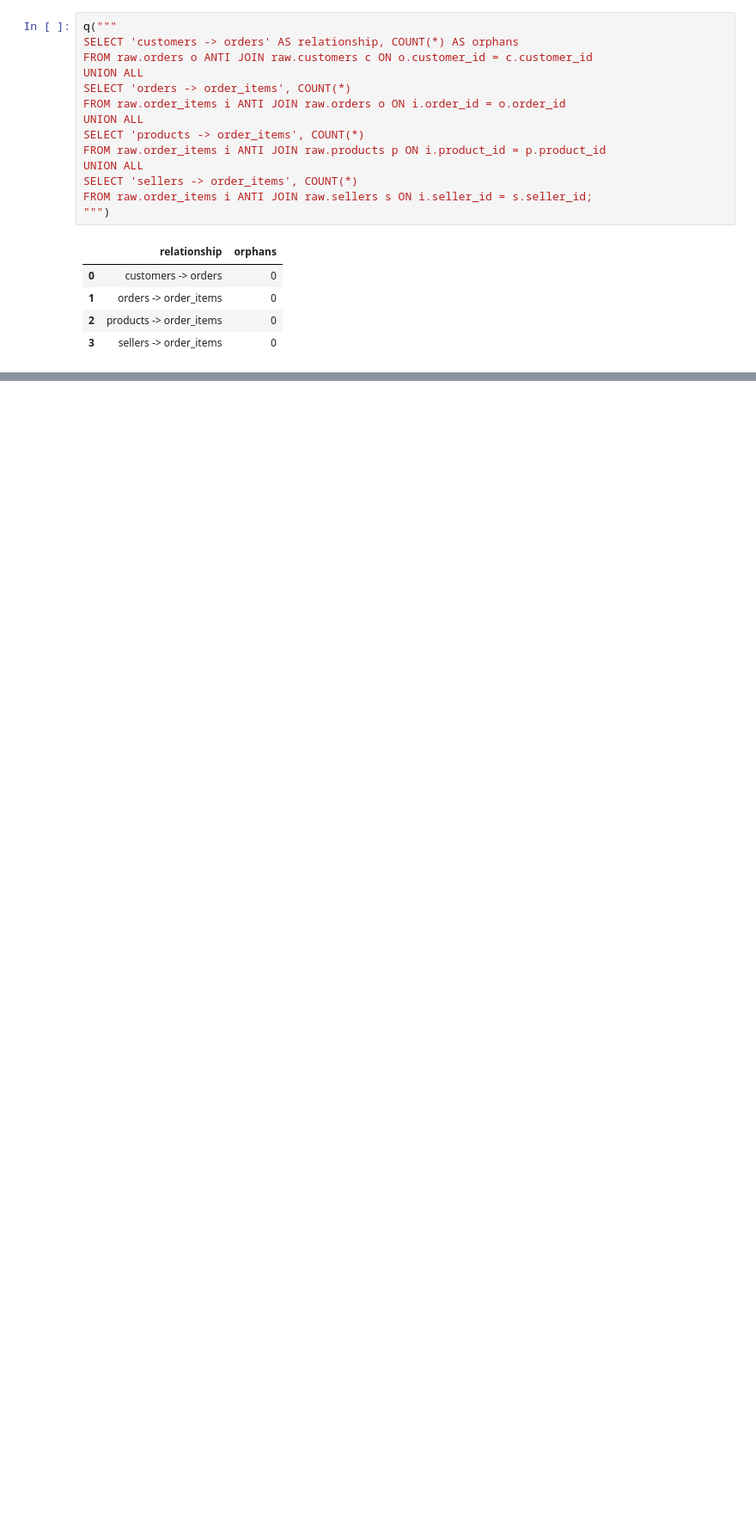
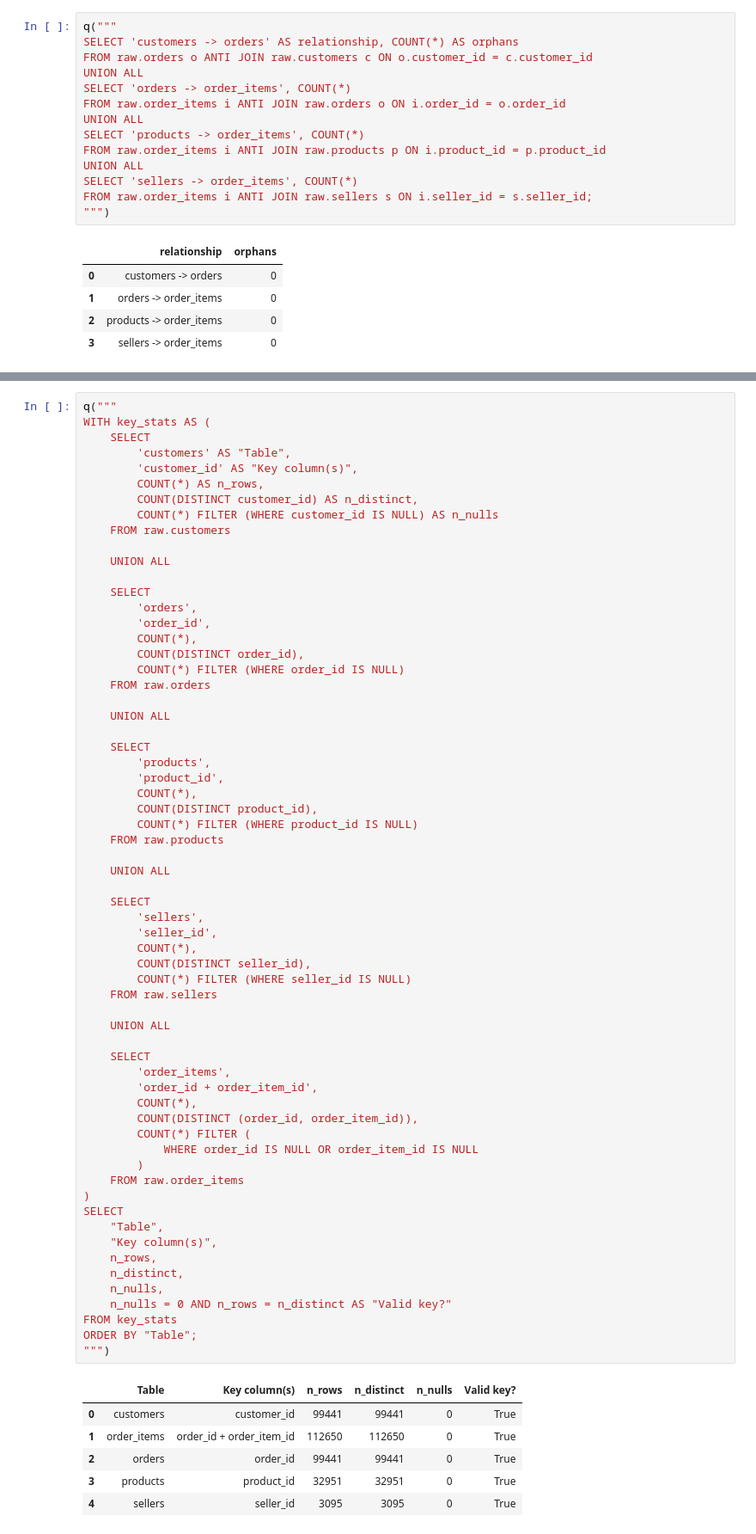
Before and after one commit to dagim-a/kddm_lab, a Jupyter notebook: Untitled.ipynb, the cells around one changed output, grey strips where cells are left out. Shown at 86% size. Saved outputs shown, nothing was run; the diff lists cells and outputs as text; blank space fills up the shorter version.

```diff
--- a/Untitled.ipynb
+++ b/Untitled.ipynb
@@ -227,0 +404,70 @@ FROM raw.order_items i ANTI JOIN raw.sellers s ON i.seller_id = s.seller_id;
+# %%
+q("""
+WITH key_stats AS (
+    SELECT
+        'customers' AS "Table",
+        'customer_id' AS "Key column(s)",
+        COUNT(*) AS n_rows,
+        COUNT(DISTINCT customer_id) AS n_distinct,
+        COUNT(*) FILTER (WHERE customer_id IS NULL) AS n_nulls
+    FROM raw.customers
+
+    UNION ALL
+
+    SELECT
+        'orders',
+        'order_id',
+        COUNT(*),
+        COUNT(DISTINCT order_id),
+        COUNT(*) FILTER (WHERE order_id IS NULL)
+    FROM raw.orders
+
+    UNION ALL
+
+    SELECT
+        'products',
+        'product_id',
+        COUNT(*),
+        COUNT(DISTINCT product_id),
+        COUNT(*) FILTER (WHERE product_id IS NULL)
+    FROM raw.products
+
+    UNION ALL
+
+    SELECT
+        'sellers',
+        'seller_id',
+        COUNT(*),
+        COUNT(DISTINCT seller_id),
+        COUNT(*) FILTER (WHERE seller_id IS NULL)
+    FROM raw.sellers
+
+    UNION ALL
+
+    SELECT
+        'order_items',
+        'order_id + order_item_id',
+        COUNT(*),
+        COUNT(DISTINCT (order_id, order_item_id)),
+        COUNT(*) FILTER (
+            WHERE order_id IS NULL OR order_item_id IS NULL
+        )
+    FROM raw.order_items
+)
+SELECT
+    "Table",
+    "Key column(s)",
+    n_rows,
+    n_distinct,
+    n_nulls,
+    n_nulls = 0 AND n_rows = n_distinct AS "Valid key?"
+FROM key_stats
+ORDER BY "Table";
+""")
+# %% [output]
+|  | Table | Key column(s) | n_rows | n_distinct | n_nulls | Valid key? |
+| 0 | customers | customer_id | 99441 | 99441 | 0 | True |
+| 1 | order_items | order_id + order_item_id | 112650 | 112650 | 0 | True |
+| 2 | orders | order_id | 99441 | 99441 | 0 | True |
+| 3 | products | product_id | 32951 | 32951 | 0 | True |
+| 4 | sellers | seller_id | 3095 | 3095 | 0 | True |
```
Also changed, not shown: parts of 30 cells of this notebook.
